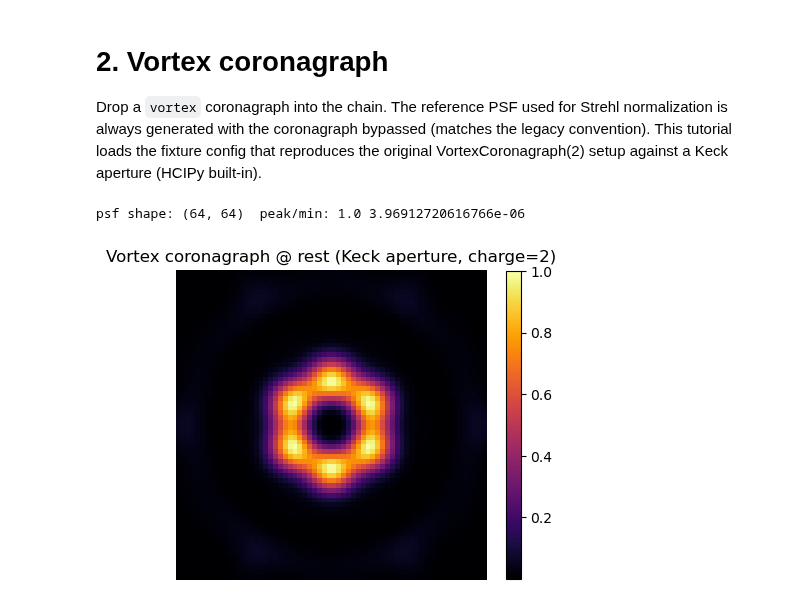
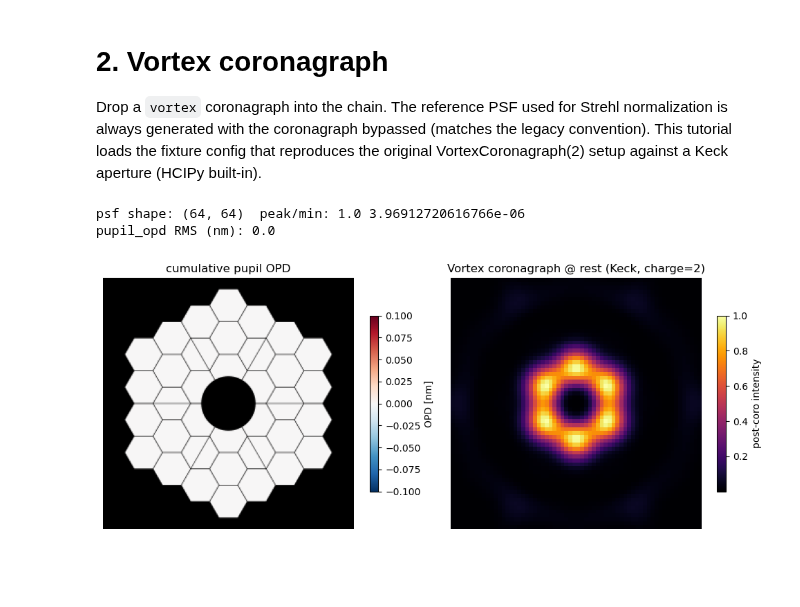
Before and after one commit to icunnyngham/telescope-sim, a Jupyter notebook: docs/tutorials/02_coronagraph_vortex.ipynb, the cells around one changed output. Saved outputs shown, nothing was run; the diff lists cells and outputs as text; code cells hidden in the pictures; blank space fills up the shorter version.

```diff
--- a/docs/tutorials/02_coronagraph_vortex.ipynb
+++ b/docs/tutorials/02_coronagraph_vortex.ipynb
@@ -3,21 +3,37 @@
 
 Drop a `vortex` coronagraph into the chain. The reference PSF used for Strehl normalization is always generated with the coronagraph bypassed (matches the legacy convention). This tutorial loads the fixture config that reproduces the original VortexCoronagraph(2) setup against a Keck aperture (HCIPy built-in).
 # %%
+import hcipy
 import numpy as np
 import matplotlib.pyplot as plt
 from telescope_sim import TelescopeSim
 
 sim = TelescopeSim.from_yaml("fixtures/configs/07_coro_original.yaml")
-out = sim.sample()
+out = sim.sample(meas_pupil_opd=True)
 psf = out["images"]["psf"][..., 0]
 print("psf shape:", psf.shape, " peak/min:", psf.max(), psf.min())
+print('pupil_opd RMS (nm):', 1e9 * out['pupil_opd'].std())
 
-plt.figure(figsize=(5, 5))
-plt.imshow(psf, cmap="inferno")
-plt.title("Vortex coronagraph @ rest (Keck aperture, charge=2)")
-plt.axis("off")
-plt.colorbar(shrink=0.8)
+# Pupil OPD (left) is ~0 at rest — Keck aperture transmits perfectly
+# in-band. Even so, the coronagraph nulls the on-axis PSF (right).
+fig, axes = plt.subplots(1, 2, figsize=(10, 4))
+opd_nm = hcipy.Field(
+    1e9 * np.asarray(out['pupil_opd']), out['pupil_opd'].grid
+)
+plt.sca(axes[0])
+im0 = hcipy.imshow_field(
+    opd_nm, mask=sim.aperture.field, cmap='RdBu_r'
+)
+axes[0].set_title('cumulative pupil OPD')
+axes[0].set_axis_off()
+fig.colorbar(im0, ax=axes[0], shrink=0.7, label='OPD [nm]')
+im1 = axes[1].imshow(psf, cmap='inferno')
+axes[1].set_title('Vortex coronagraph @ rest (Keck, charge=2)')
+axes[1].set_axis_off()
+fig.colorbar(im1, ax=axes[1], shrink=0.7, label='post-coro intensity')
+plt.tight_layout()
 plt.show()
 # %% [output]
 psf shape: (64, 64)  peak/min: 1.0 3.96912720616766e-06
+pupil_opd RMS (nm): 0.0
-[figure, old version]
+[figure, new version]
```
Also changed, not shown: 5 other files.
